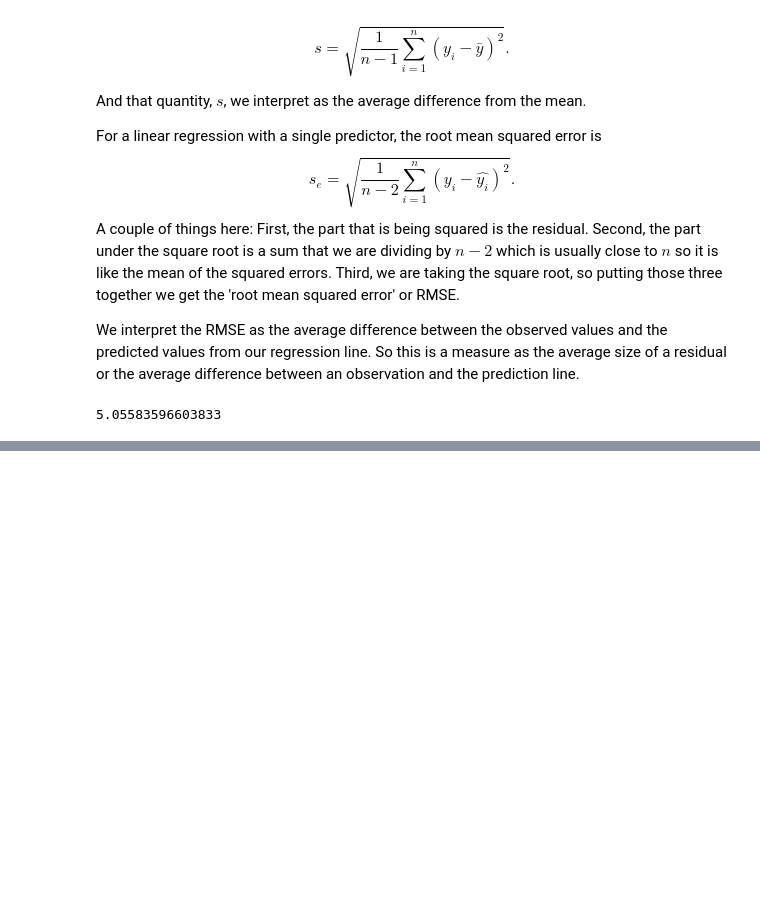
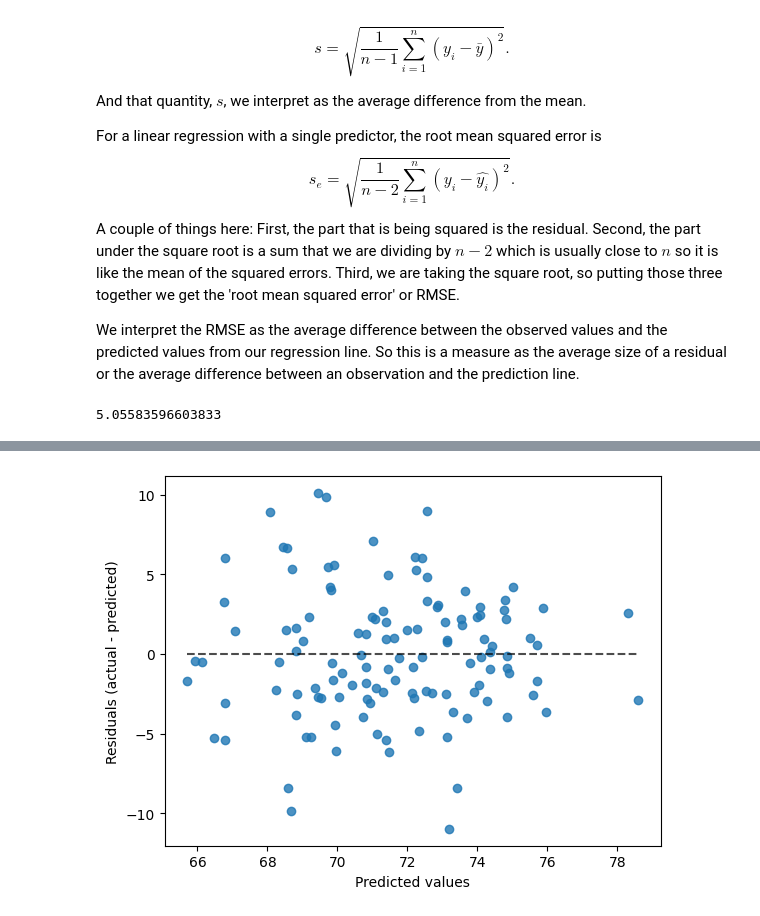
Before and after one commit to schuckers/DTSC2301, a Jupyter notebook: Code/IntroLinearRegression.ipynb, the cells around one changed output, grey strips where cells are left out. Saved outputs shown, nothing was run; the diff lists cells and outputs as text; code cells hidden in the pictures; blank space fills up the shorter version.

```diff
--- a/Code/IntroLinearRegression.ipynb
+++ b/Code/IntroLinearRegression.ipynb
@@ -147,0 +305,5 @@ model.predict(x_pred)
+# %%
+bluejay = pd.read_csv("https://webpages.charlotte.edu/mschuck1/classes/DTSC2301/Data/BlueJays.csv", na_values=['NA'])
+# remove rows with missing data
+bluejay.dropna(inplace=True)
+bluejay.head()
@@ -147,0 +317,18 @@ model.predict(x_pred)
+# %%
+# In sklearn we first need to create a model object
+# and here it is a linear regression
+bluejay_model1= LinearRegression()
+# note below that the x needs to be a two dimensional array so we
+# need the double brackets here
+bluejay_x=bluejay[['Skull']]
+# y needs to be a one dimensional array so single brackets work
+bluejay_y=bluejay['Mass']
+bluejay_model1.fit(bluejay_x, bluejay_y)
+
+bluejay_y_hat = bluejay_model1.predict(bluejay_x)
+# below makes a
+display = PredictionErrorDisplay(y_true=bluejay_y, y_pred=bluejay_y_hat)
+display.plot()
+plt.show()
+# %% [output]
+[figure, added]
```
Also changed, not shown: parts of 41 cells of this notebook.
